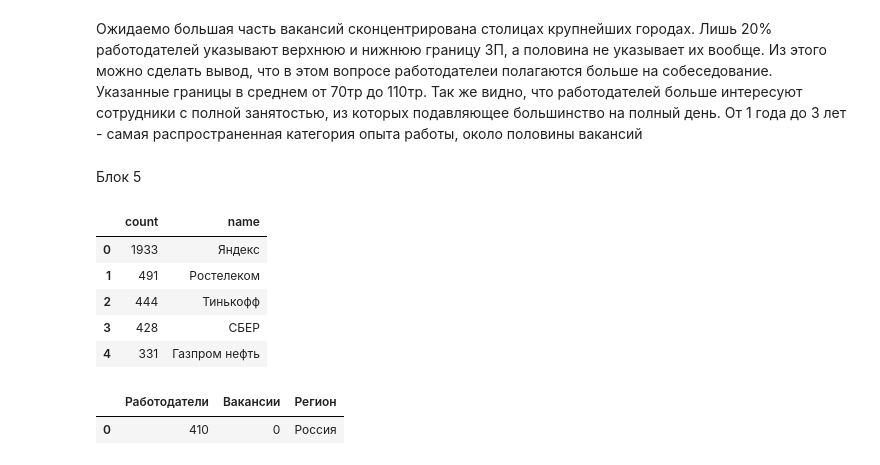
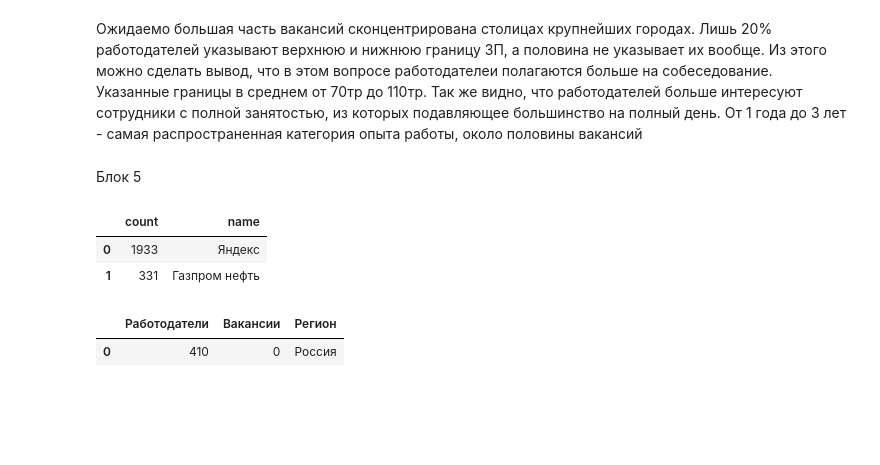
Before and after one commit to LLlTYPMAH/Project2, a Jupyter notebook: PR-2.ipynb, the cells around one changed output. Cells and saved outputs as stored; diff of their text form; code cells hidden in the pictures; blank space fills up the shorter version.

```diff
--- a/PR-2.ipynb
+++ b/PR-2.ipynb
@@ -159,34 +151,31 @@ df
 # %%
 query_5_1 = f'''(select
             count(*),
             e.name
         from public.VACANCIES v
         left join public.EMPLOYERS e on v.employer_id = e.id
         group by e.id
         order by 1 desc
         limit 1)
 
         union all
 
         (select
             count(*),
             e.name
         from public.VACANCIES v
         left join public.EMPLOYERS e on v.employer_id = e.id
         group by e.id
         order by 1 desc
-        limit 4 offset 1)
+        limit 1 offset 4)
         '''
 
 df = pd.read_sql_query(query_5_1, connection)
 df
 # %% [output]
 |  | count | name |
 | 0 | 1933 | Яндекс |
-| 1 | 491 | Ростелеком |
-| 2 | 444 | Тинькофф |
-| 3 | 428 | СБЕР |
-| 4 | 331 | Газпром нефть |
+| 1 | 331 | Газпром нефть |
 # %%
 query_5_2 = f'''select
                 count(e.id) as "Работодатели",
```
Also changed, not shown: parts of 1 cell of this notebook.
